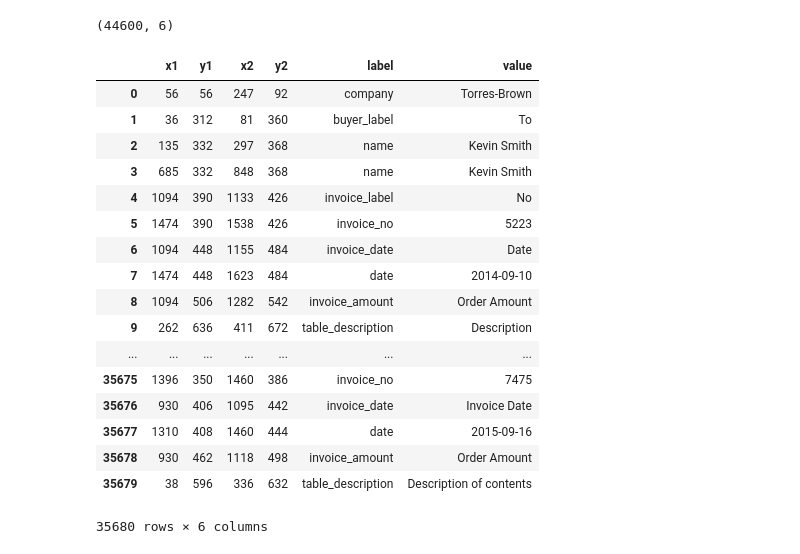
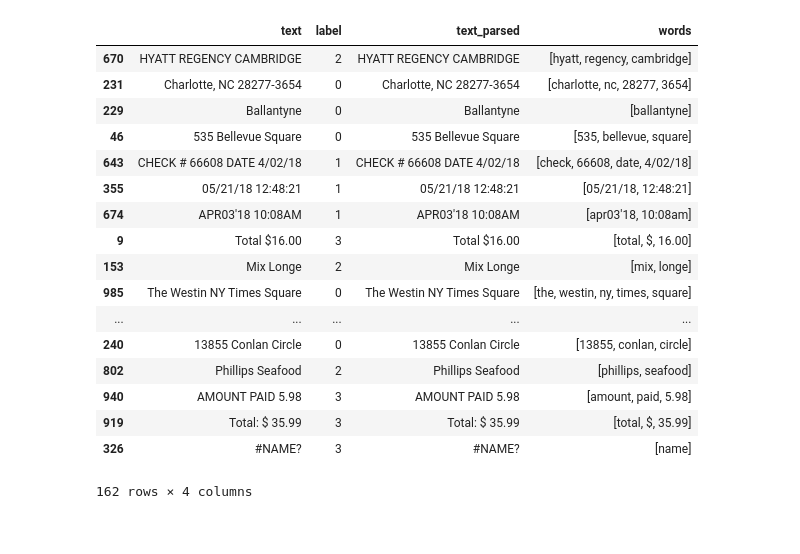
Before and after one commit to mircean/ML, a Jupyter notebook: Experiments/TextClassification/Invoice.ipynb, the cells around one changed output. Cells and saved outputs as stored; diff of their text form; code cells hidden in the pictures.

```diff
--- a/Experiments/TextClassification/Invoice.ipynb
+++ b/Experiments/TextClassification/Invoice.ipynb
@@ -43,28 +24,0 @@ df
-# %%
-df.shape
-# %% [output]
-(44600, 6)
-# %%
-train = int(df.shape[0]*0.8)
-df_train = df[:train]
-df_test = df[train:]
-df_train
-# %% [output]
-|  | x1 | y1 | x2 | y2 | label | value |
-| 0 | 56 | 56 | 247 | 92 | company | Torres-Brown |
-| 1 | 36 | 312 | 81 | 360 | buyer_label | To |
-| 2 | 135 | 332 | 297 | 368 | name | Kevin Smith |
-| 3 | 685 | 332 | 848 | 368 | name | Kevin Smith |
-| 4 | 1094 | 390 | 1133 | 426 | invoice_label | No |
-| 5 | 1474 | 390 | 1538 | 426 | invoice_no | 5223 |
-| 6 | 1094 | 448 | 1155 | 484 | invoice_date | Date |
-| 7 | 1474 | 448 | 1623 | 484 | date | 2014-09-10 |
-| 8 | 1094 | 506 | 1282 | 542 | invoice_amount | Order Amount |
-| 9 | 262 | 636 | 411 | 672 | table_description | Description |
-| ... | ... | ... | ... | ... | ... | ... |
-| 35675 | 1396 | 350 | 1460 | 386 | invoice_no | 7475 |
-| 35676 | 930 | 406 | 1095 | 442 | invoice_date | Invoice Date |
-| 35677 | 1310 | 408 | 1460 | 444 | date | 2015-09-16 |
-| 35678 | 930 | 462 | 1118 | 498 | invoice_amount | Order Amount |
-| 35679 | 38 | 596 | 336 | 632 | table_description | Description of contents |
-35680 rows × 6 columns
@@ -84,0 +52,30 @@ trainer.train()
+# %%
+file = r'C:\Users\mirce\OneDrive\Datasets\Classification\Receipts\dataset.csv'
+df = pd.read_csv(file)
+#df = df[['text', 'label', 'x1', 'y1', 'x2', 'y2']]
+df = df[['text', 'label']]
+df = df[df.label != 'O']
+df = df[df.label != 'I']
+np.random.seed(seed)
+df_train, df_test = train_test_split(df, test_size=0.25, stratify=df.label)
+data = dataset.Dataset(None, df_train, df_test)
+data.df_train
+# %% [output]
+|  | text | label | text_parsed | words |
+| 670 | HYATT REGENCY CAMBRIDGE | 2 | HYATT REGENCY CAMBRIDGE | [hyatt, regency, cambridge] |
+| 231 | Charlotte, NC 28277-3654 | 0 | Charlotte, NC 28277-3654 | [charlotte, nc, 28277, 3654] |
+| 229 | Ballantyne | 0 | Ballantyne | [ballantyne] |
+| 46 | 535 Bellevue Square | 0 | 535 Bellevue Square | [535, bellevue, square] |
+| 643 | CHECK # 66608 DATE 4/02/18 | 1 | CHECK # 66608 DATE 4/02/18 | [check, 66608, date, 4/02/18] |
+| 355 | 05/21/18 12:48:21 | 1 | 05/21/18 12:48:21 | [05/21/18, 12:48:21] |
+| 674 | APR03'18 10:08AM | 1 | APR03'18 10:08AM | [apr03'18, 10:08am] |
+| 9 | Total $16.00 | 3 | Total $16.00 | [total, $, 16.00] |
+| 153 | Mix Longe | 2 | Mix Longe | [mix, longe] |
+| 985 | The Westin NY Times Square | 0 | The Westin NY Times Square | [the, westin, ny, times, square] |
+| ... | ... | ... | ... | ... |
+| 240 | 13855 Conlan Circle | 0 | 13855 Conlan Circle | [13855, conlan, circle] |
+| 802 | Phillips Seafood | 2 | Phillips Seafood | [phillips, seafood] |
+| 940 | AMOUNT PAID 5.98 | 3 | AMOUNT PAID 5.98 | [amount, paid, 5.98] |
+| 919 | Total: $ 35.99 | 3 | Total: $ 35.99 | [total, $, 35.99] |
+| 326 | #NAME? | 3 | #NAME? | [name] |
+162 rows × 4 columns
```
Also changed, not shown: parts of 17 cells of this notebook, 10 other files.
